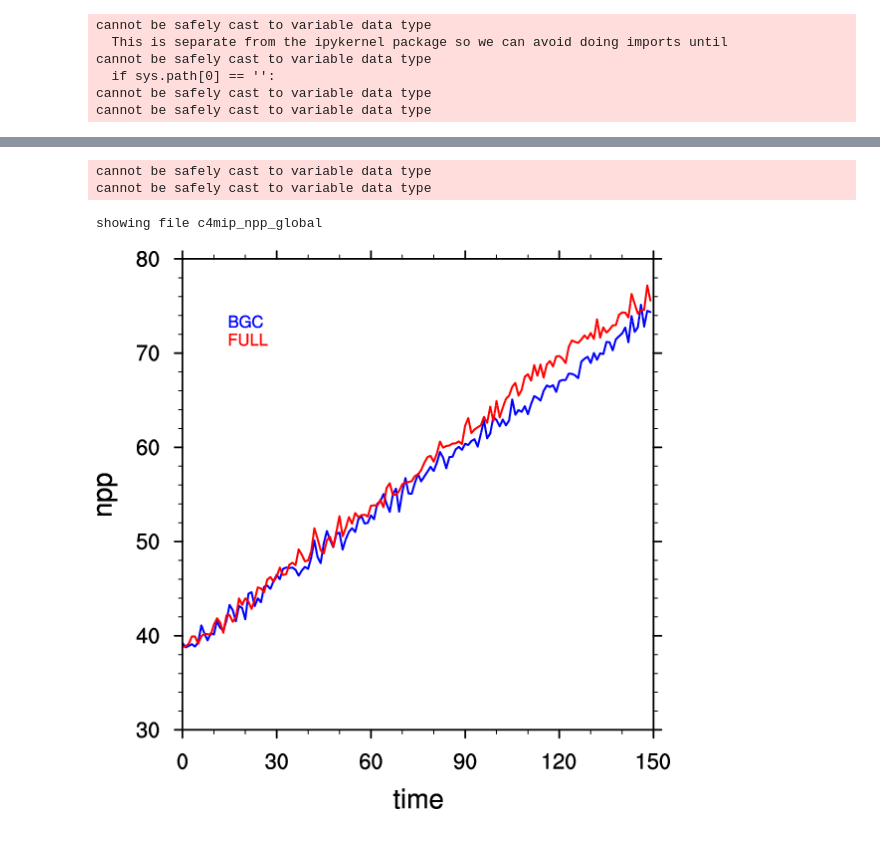
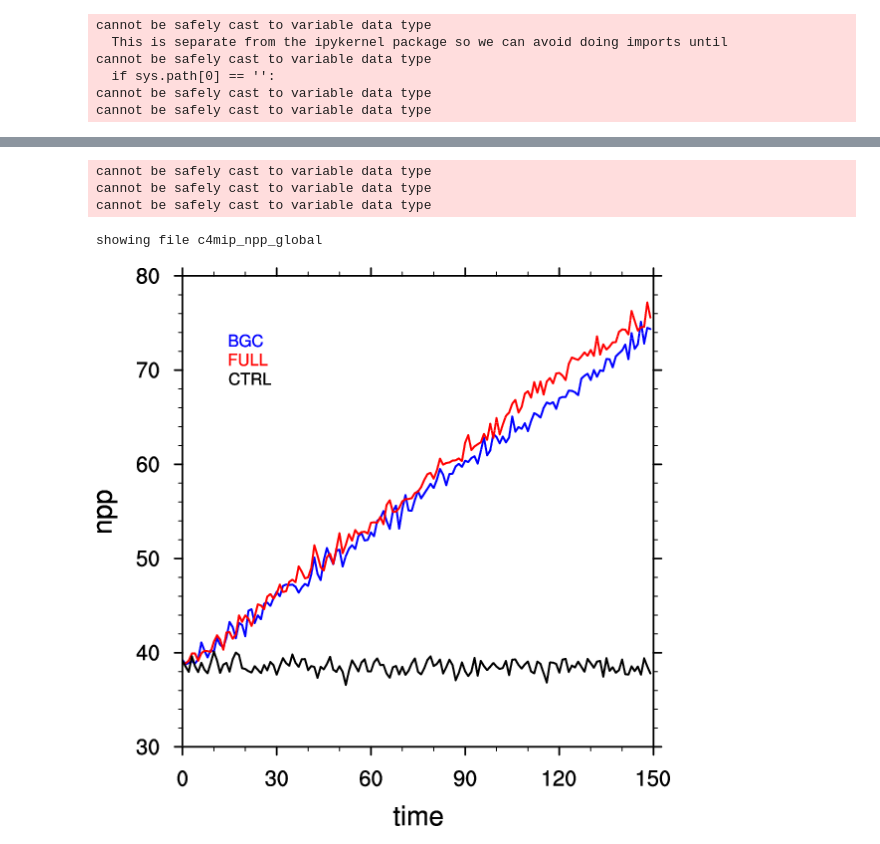
Before and after one commit to ckoven/cesm2_c4mip, a Jupyter notebook: cesm_c4mip.ipynb, the cells around one changed output, grey strips where cells are left out. Saved outputs shown, nothing was run; the diff lists cells and outputs as text; code cells hidden in the pictures.

```diff
--- a/cesm_c4mip.ipynb
+++ b/cesm_c4mip.ipynb
@@ -201,7 +248,9 @@ atm2ocn_gnfilenames = [
 'fgco2_Omon_CESM2_1pctCO2-bgc_r1i1p1f1_gn_010101-015012.nc'],
 ['fgco2_Omon_CESM2_1pctCO2_r1i1p1f1_gn_000101-005012.nc',
 'fgco2_Omon_CESM2_1pctCO2_r1i1p1f1_gn_005101-010012.nc',
-'fgco2_Omon_CESM2_1pctCO2_r1i1p1f1_gn_010101-015012.nc']
+'fgco2_Omon_CESM2_1pctCO2_r1i1p1f1_gn_010101-015012.nc'],
+['fgco2_Omon_CESM2_piControl_r1i1p1f1_gn_080001-089912.nc',
+'fgco2_Omon_CESM2_piControl_r1i1p1f1_gn_090001-099912.nc']
 ]
 
 atm2ocn_gnfiles_bgc=[]
@@ -212,6 +261,11 @@ atm2ocn_gnfiles_ful=[]
 for i in range(len(atm2ocn_gnfilenames[1])):
     atm2ocn_gnfiles_ful.append(nc4.Dataset(atm2ocn_gnfilenames[1][i]))
 
+atm2ocn_gnfiles_ctrl=[]
+for i in range(len(atm2ocn_gnfilenames[2])):
+    atm2ocn_gnfiles_ctrl.append(nc4.Dataset(atm2ocn_gnfilenames[2][i]))
+
+
 atm2ocn_gn_bgc = np.ma.row_stack((atm2ocn_gnfiles_bgc[0].variables['fgco2'][:],atm2ocn_gnfiles_bgc[1].variables['fgco2'][:],atm2ocn_gnfiles_bgc[2].variables['fgco2'][:]))
 atm2ocn_gn_bgc_annual = smoothlib.monthly_to_annual(atm2ocn_gn_bgc)
 atm2ocn_gn_bgc_global_annual = geog_funcs.area_integrate(atm2ocn_gn_bgc_annual, None, None, area=area_ocn_gn)  * 86400.*365. / 1e12
@@ -220,7 +274,11 @@ atm2ocn_gn_ful = np.ma.row_stack((atm2ocn_gnfiles_ful[0].variables['fgco2'][:],a
 atm2ocn_gn_ful_annual = smoothlib.monthly_to_annual(atm2ocn_gn_ful)
 atm2ocn_gn_ful_global_annual = geog_funcs.area_integrate(atm2ocn_gn_ful_annual, None, None, area=area_ocn_gn) * 86400.*365. / 1e12
 
-map_funcs.xyplot(np.arange(len(atm2ocn_gn_ful_global_annual)), np.row_stack((atm2ocn_gn_bgc_global_annual,atm2ocn_gn_ful_global_annual)), file='c4mip_atm2ocn_gn_global', ytitle='atm2ocn_gn', xtitle='time', showjupyter=True, colors=['blue','red'], labels=['BGC','FULL'])
+atm2ocn_gn_ctrl = np.ma.row_stack((atm2ocn_gnfiles_ctrl[0].variables['fgco2'][:],atm2ocn_gnfiles_ctrl[1].variables['fgco2'][:]))
+atm2ocn_gn_ctrl_annual = smoothlib.monthly_to_annual(atm2ocn_gn_ctrl)
+atm2ocn_gn_ctrl_global_annual = geog_funcs.area_integrate(atm2ocn_gn_ctrl_annual, None, None, area=area_ocn_gn) * 86400.*365. / 1e12
+
+map_funcs.xyplot(np.arange(len(atm2ocn_gn_ful_global_annual)), np.row_stack((atm2ocn_gn_bgc_global_annual,atm2ocn_gn_ful_global_annual,atm2ocn_gn_ctrl_global_annual[0:150])), file='c4mip_atm2ocn_gn_global', ytitle='atm2ocn_gn', xtitle='time', showjupyter=True, colors=['blue','red','black'], labels=['BGC','FULL','CTRL'])
 # %% [output]
 cannot be safely cast to variable data type
 cannot be safely cast to variable data type
@@ -233,7 +292,9 @@ gppfilenames = [
 'gpp_Lmon_CESM2_1pctCO2-bgc_r1i1p1f1_gn_010101-015012.nc'],
 ['gpp_Lmon_CESM2_1pctCO2_r1i1p1f1_gn_000101-005012.nc',
 'gpp_Lmon_CESM2_1pctCO2_r1i1p1f1_gn_005101-010012.nc',
-'gpp_Lmon_CESM2_1pctCO2_r1i1p1f1_gn_010101-015012.nc']
+'gpp_Lmon_CESM2_1pctCO2_r1i1p1f1_gn_010101-015012.nc'],
+['gpp_Lmon_CESM2_piControl_r1i1p1f1_gn_080001-089912.nc',
+'gpp_Lmon_CESM2_piControl_r1i1p1f1_gn_090001-099912.nc']
 ]
 
 gppfiles_bgc=[]
@@ -244,6 +305,10 @@ gppfiles_ful=[]
 for i in range(len(gppfilenames[1])):
     gppfiles_ful.append(nc4.Dataset(gppfilenames[1][i]))
 
+gppfiles_ctrl=[]
+for i in range(len(gppfilenames[2])):
+    gppfiles_ctrl.append(nc4.Dataset(gppfilenames[2][i]))
+
 gpp_bgc = np.ma.row_stack((gppfiles_bgc[0].variables['gpp'][:],gppfiles_bgc[1].variables['gpp'][:],gppfiles_bgc[2].variables['gpp'][:]))
 gpp_bgc_annual = smoothlib.monthly_to_annual(gpp_bgc)
 gpp_bgc_global_annual = geog_funcs.area_integrate(gpp_bgc_annual, lat, lon, area=area_landonly)  * 86400.*365. / 1e12
@@ -252,7 +317,11 @@ gpp_ful = np.ma.row_stack((gppfiles_ful[0].variables['gpp'][:],gppfiles_ful[1].v
 gpp_ful_annual = smoothlib.monthly_to_annual(gpp_ful)
 gpp_ful_global_annual = geog_funcs.area_integrate(gpp_ful_annual, lat, lon, area=area_landonly) * 86400.*365. / 1e12
 
-map_funcs.xyplot(np.arange(len(gpp_ful_global_annual)), np.row_stack((gpp_bgc_global_annual,gpp_ful_global_annual)), file='c4mip_gpp_global', ytitle='gpp', xtitle='time', showjupyter=True, colors=['blue','red'], labels=['BGC','FULL'])
+gpp_ctrl = np.ma.row_stack((gppfiles_ctrl[0].variables['gpp'][:],gppfiles_ctrl[1].variables['gpp'][:]))
+gpp_ctrl_annual = smoothlib.monthly_to_annual(gpp_ctrl)
+gpp_ctrl_global_annual = geog_funcs.area_integrate(gpp_ctrl_annual, lat, lon, area=area_landonly) * 86400.*365. / 1e12
+
+map_funcs.xyplot(np.arange(len(gpp_ful_global_annual)), np.row_stack((gpp_bgc_global_annual,gpp_ful_global_annual,gpp_ctrl_global_annual[0:150])), file='c4mip_gpp_global', ytitle='gpp', xtitle='time', showjupyter=True, colors=['blue','red','black'], labels=['BGC','FULL','CTRL'])
 # %% [output]
 cannot be safely cast to variable data type
 cannot be safely cast to variable data type
@@ -261,35 +331,46 @@ showing file c4mip_gpp_global
 # %%
 nppfilenames = [
 ['npp_Lmon_CESM2_1pctCO2-bgc_r1i1p1f1_gn_000101-005012.nc',
 'npp_Lmon_CESM2_1pctCO2-bgc_r1i1p1f1_gn_005101-010012.nc',
 'npp_Lmon_CESM2_1pctCO2-bgc_r1i1p1f1_gn_010101-015012.nc'],
 ['npp_Lmon_CESM2_1pctCO2_r1i1p1f1_gn_000101-005012.nc',
 'npp_Lmon_CESM2_1pctCO2_r1i1p1f1_gn_005101-010012.nc',
-'npp_Lmon_CESM2_1pctCO2_r1i1p1f1_gn_010101-015012.nc']
+'npp_Lmon_CESM2_1pctCO2_r1i1p1f1_gn_010101-015012.nc'],
+['npp_Lmon_CESM2_piControl_r1i1p1f1_gn_080001-089912.nc',
+'npp_Lmon_CESM2_piControl_r1i1p1f1_gn_090001-099912.nc']
 ]
 
 nppfiles_bgc=[]
 for i in range(len(nppfilenames[0])):
     nppfiles_bgc.append(nc4.Dataset(nppfilenames[0][i]))
 
 nppfiles_ful=[]
 for i in range(len(nppfilenames[1])):
     nppfiles_ful.append(nc4.Dataset(nppfilenames[1][i]))
 
+nppfiles_ctrl=[]
+for i in range(len(nppfilenames[2])):
+    nppfiles_ctrl.append(nc4.Dataset(nppfilenames[2][i]))
+
 npp_bgc = np.ma.row_stack((nppfiles_bgc[0].variables['npp'][:],nppfiles_bgc[1].variables['npp'][:],nppfiles_bgc[2].variables['npp'][:]))
 npp_bgc_annual = smoothlib.monthly_to_annual(npp_bgc)
 npp_bgc_global_annual = geog_funcs.area_integrate(npp_bgc_annual, lat, lon, area=area_landonly)  * 86400.*365. / 1e12
 
 npp_ful = np.ma.row_stack((nppfiles_ful[0].variables['npp'][:],nppfiles_ful[1].variables['npp'][:],nppfiles_ful[2].variables['npp'][:]))
 npp_ful_annual = smoothlib.monthly_to_annual(npp_ful)
 npp_ful_global_annual = geog_funcs.area_integrate(npp_ful_annual, lat, lon, area=area_landonly) * 86400.*365. / 1e12
 
-map_funcs.xyplot(np.arange(len(npp_ful_global_annual)), np.row_stack((npp_bgc_global_annual,npp_ful_global_annual)), file='c4mip_npp_global', ytitle='npp', xtitle='time', showjupyter=True, colors=['blue','red'], labels=['BGC','FULL'])
+npp_ctrl = np.ma.row_stack((nppfiles_ctrl[0].variables['npp'][:],nppfiles_ctrl[1].variables['npp'][:]))
+npp_ctrl_annual = smoothlib.monthly_to_annual(npp_ctrl)
+npp_ctrl_global_annual = geog_funcs.area_integrate(npp_ctrl_annual, lat, lon, area=area_landonly) * 86400.*365. / 1e12
+
+map_funcs.xyplot(np.arange(len(npp_ful_global_annual)), np.row_stack((npp_bgc_global_annual,npp_ful_global_annual,npp_ctrl_global_annual[0:150])), file='c4mip_npp_global', ytitle='npp', xtitle='time', showjupyter=True, colors=['blue','red','black'], labels=['BGC','FULL','CTRL'])
 # %% [output]
 cannot be safely cast to variable data type
 cannot be safely cast to variable data type
+cannot be safely cast to variable data type
 showing file c4mip_npp_global
-[figure, old version]
+[figure, new version]
 # %%
 rhfilenames = [
 ['rh_Lmon_CESM2_1pctCO2-bgc_r1i1p1f1_gn_000101-005012.nc',
```
Also changed, not shown: parts of 11 cells of this notebook.
